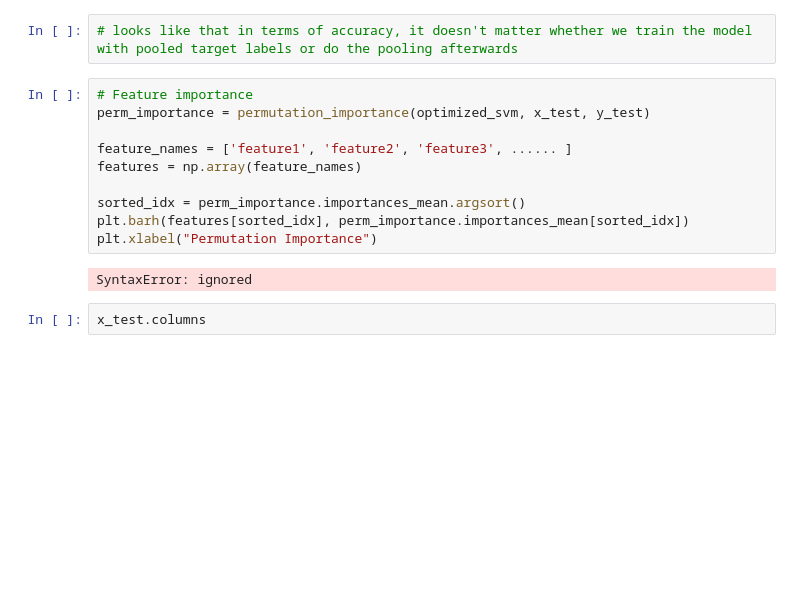
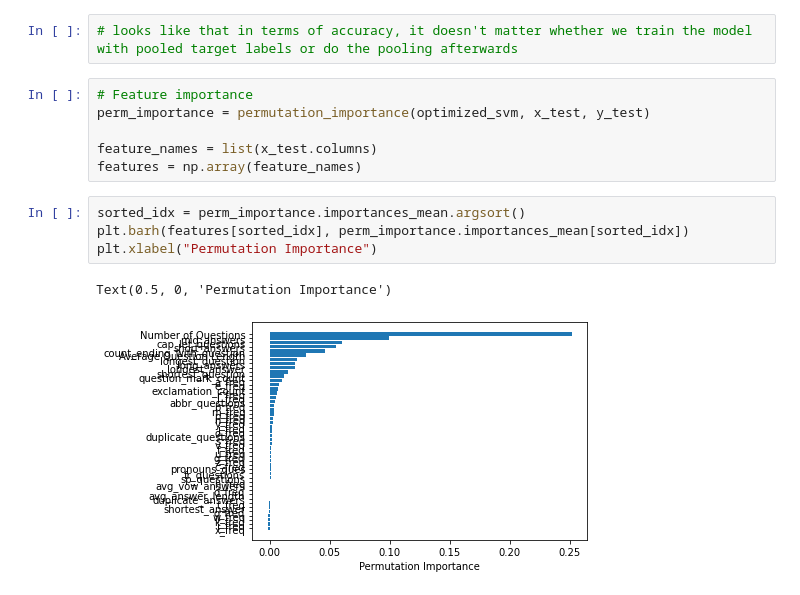
Before and after one commit to n-beckage/CS254_Final_Project, a Jupyter notebook: NestedCV_rbf_poly.ipynb, the cells around one changed output. Drawn from its saved outputs; the diff is of its cells as text; blank space fills up the shorter version.

```diff
--- a/NestedCV_rbf_poly.ipynb
+++ b/NestedCV_rbf_poly.ipynb
@@ -377,17 +378,16 @@ TEST SET REPORT:
 weighted avg       0.79      0.79      0.79      1531
 # %%
 # looks like that in terms of accuracy, it doesn't matter whether we train the model with pooled target labels or do the pooling afterwards
+# %%
+# Feature importance
+perm_importance = permutation_importance(optimized_svm, x_test, y_test)
+
+feature_names = list(x_test.columns)
+features = np.array(feature_names)
 # %%
-# Feature importance
-perm_importance = permutation_importance(optimized_svm, x_test, y_test)
-
-feature_names = ['feature1', 'feature2', 'feature3', ...... ]
-features = np.array(feature_names)
-
 sorted_idx = perm_importance.importances_mean.argsort()
 plt.barh(features[sorted_idx], perm_importance.importances_mean[sorted_idx])
 plt.xlabel("Permutation Importance")
 # %% [output]
-SyntaxError: ignored
+Text(0.5, 0, 'Permutation Importance')
+[figure, added]
-# %%
-x_test.columns
```
Also changed, not shown: parts of 2 cells of this notebook.
